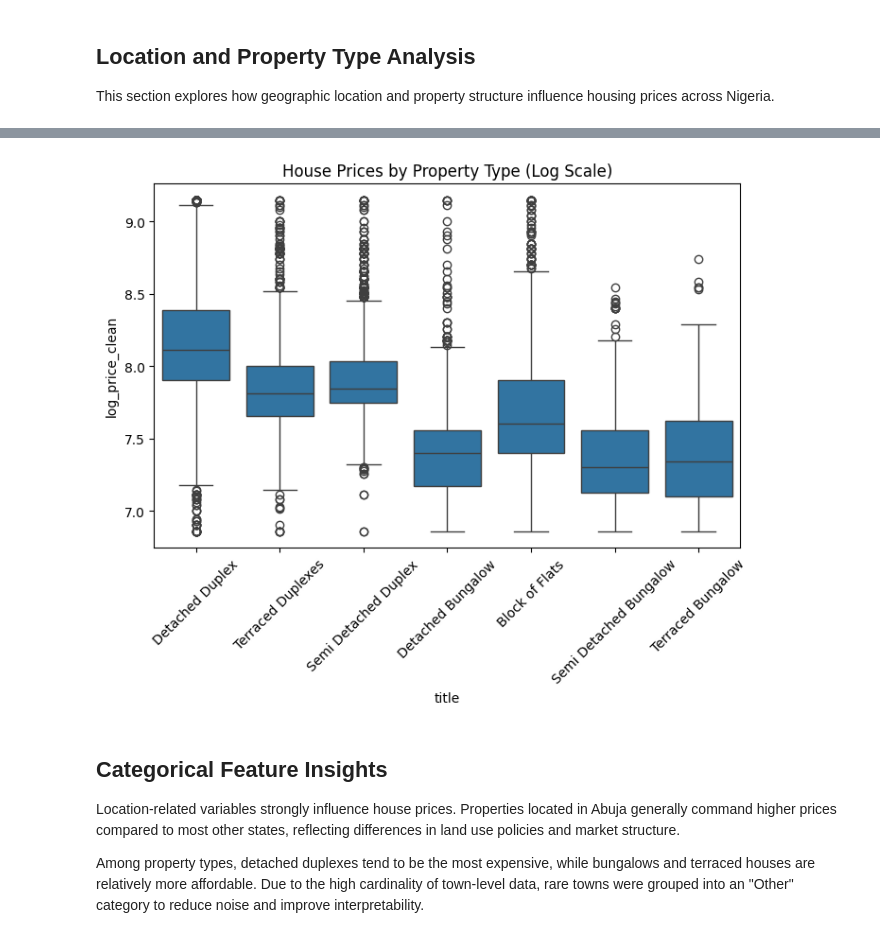
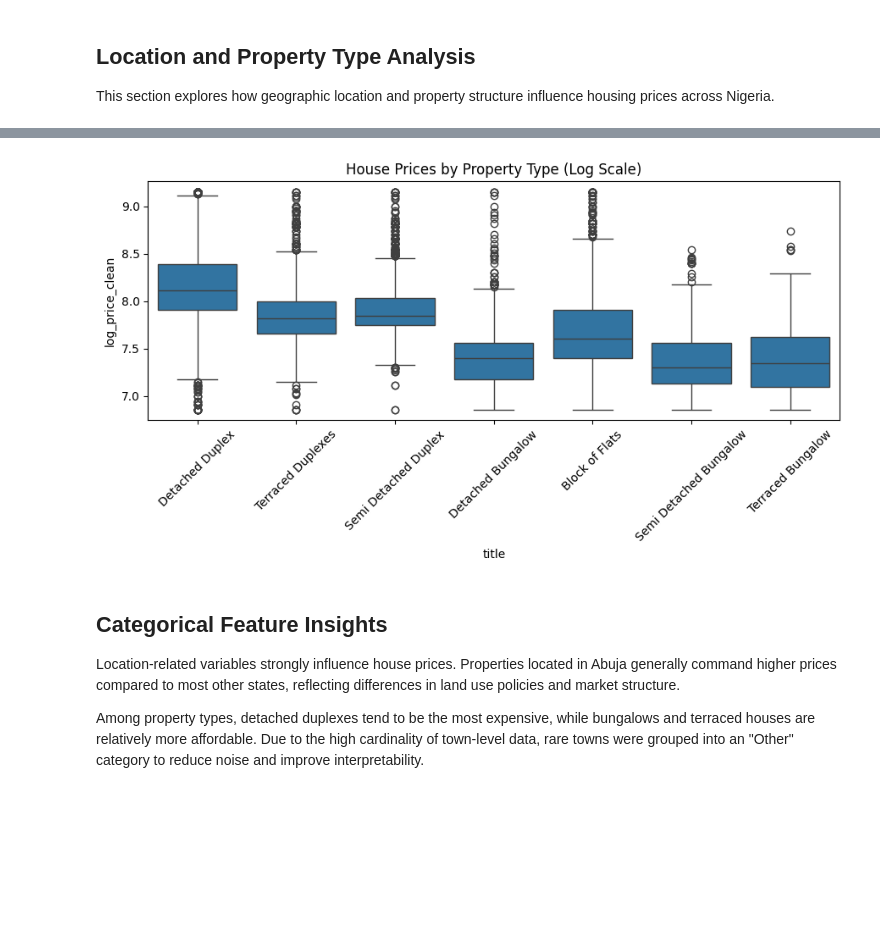
Before and after one commit to EbimaroErnesto/nigeria-housing-eda, a Jupyter notebook: notebooks/nigeria_housing_eda.ipynb, the cells around one changed output, grey strips where cells are left out. Cells and saved outputs as stored; diff of their text form; code cells hidden in the pictures; blank space fills up the shorter version.

```diff
--- a/notebooks/nigeria_housing_eda.ipynb
+++ b/notebooks/nigeria_housing_eda.ipynb
@@ -226,11 +227,13 @@ plt.show()
-# %%
-plt.figure(figsize=(8,5))
-sns.boxplot(x='title', y='log_price_clean', data=df)
-plt.xticks(rotation=45)
-plt.title("House Prices by Property Type (Log Scale)")
-plt.show()
-# %% [output]
-[figure, removed]
+# %%
+plt.figure(figsize=(9,5))
+sns.boxplot(x='title', y='log_price_clean', data=df)
+plt.xticks(rotation=45)
+plt.title("House Prices by Property Type (Log Scale)")
+plt.tight_layout()
+plt.savefig("../images/price_by_property_type.png", dpi=300)
+plt.show()
+# %% [output]
+[figure, added]
 # %% [markdown]
 ## Categorical Feature Insights
 
```
Also changed, not shown: parts of 3 cells of this notebook, 4 other files.
